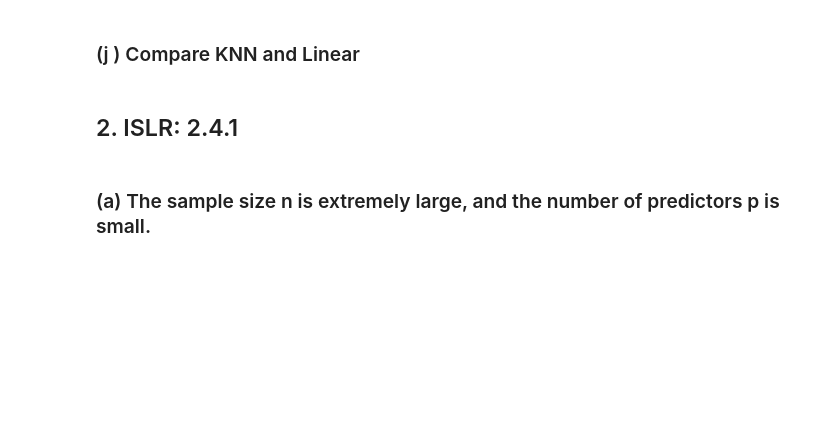
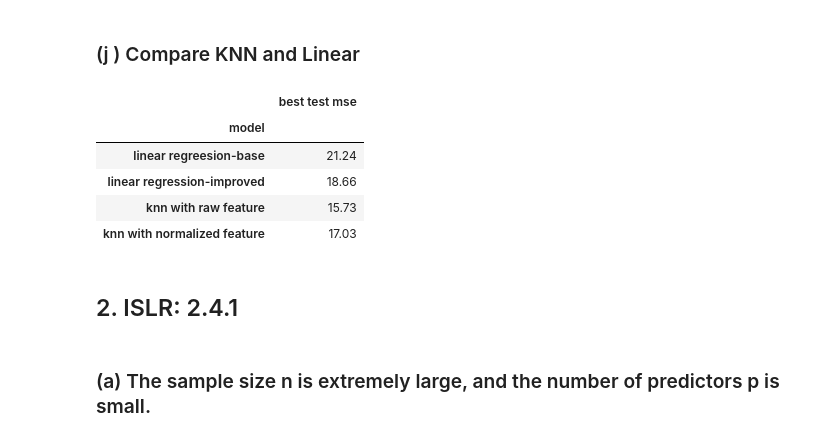
Before and after one commit to raychencssw/Power-Plant-Energy-Output-Prediction, a Jupyter notebook: notebook/Last_First_HW2.ipynb, the cells around one changed output. Saved outputs shown, nothing was run; the diff lists cells and outputs as text; code cells hidden in the pictures; blank space fills up the shorter version.

```diff
--- a/notebook/Last_First_HW2.ipynb
+++ b/notebook/Last_First_HW2.ipynb
@@ -525,5 +598,20 @@ The k value for the best test error:  5
 # %% [markdown]
 ### (j ) Compare KNN and Linear
+# %%
+comparison_bw = [{'model': 'linear regreesion-base', 'best test mse': predict_test_base_mse},
+                 {'model': 'linear regression-improved', 'best test mse': predict_test_imp_mse},
+                 {'model': 'knn with raw feature', 'best test mse': mse_best_raw_test},
+                 {'model': 'knn with normalized feature', 'best test mse': mse_best_nor_test}]
+comparison_bw = pd.DataFrame(comparison_bw)
+comparison_bw.set_index('model',inplace=True)
+comparison_bw
+# %% [output]
+|  | best test mse |
+| model |  |
+| linear regreesion-base | 21.24 |
+| linear regression-improved | 18.66 |
+| knn with raw feature | 15.73 |
+| knn with normalized feature | 17.03 |
 # %% [markdown]
 ## 2. ISLR: 2.4.1
 # %% [markdown]
```
Also changed, not shown: parts of 5 cells of this notebook.
